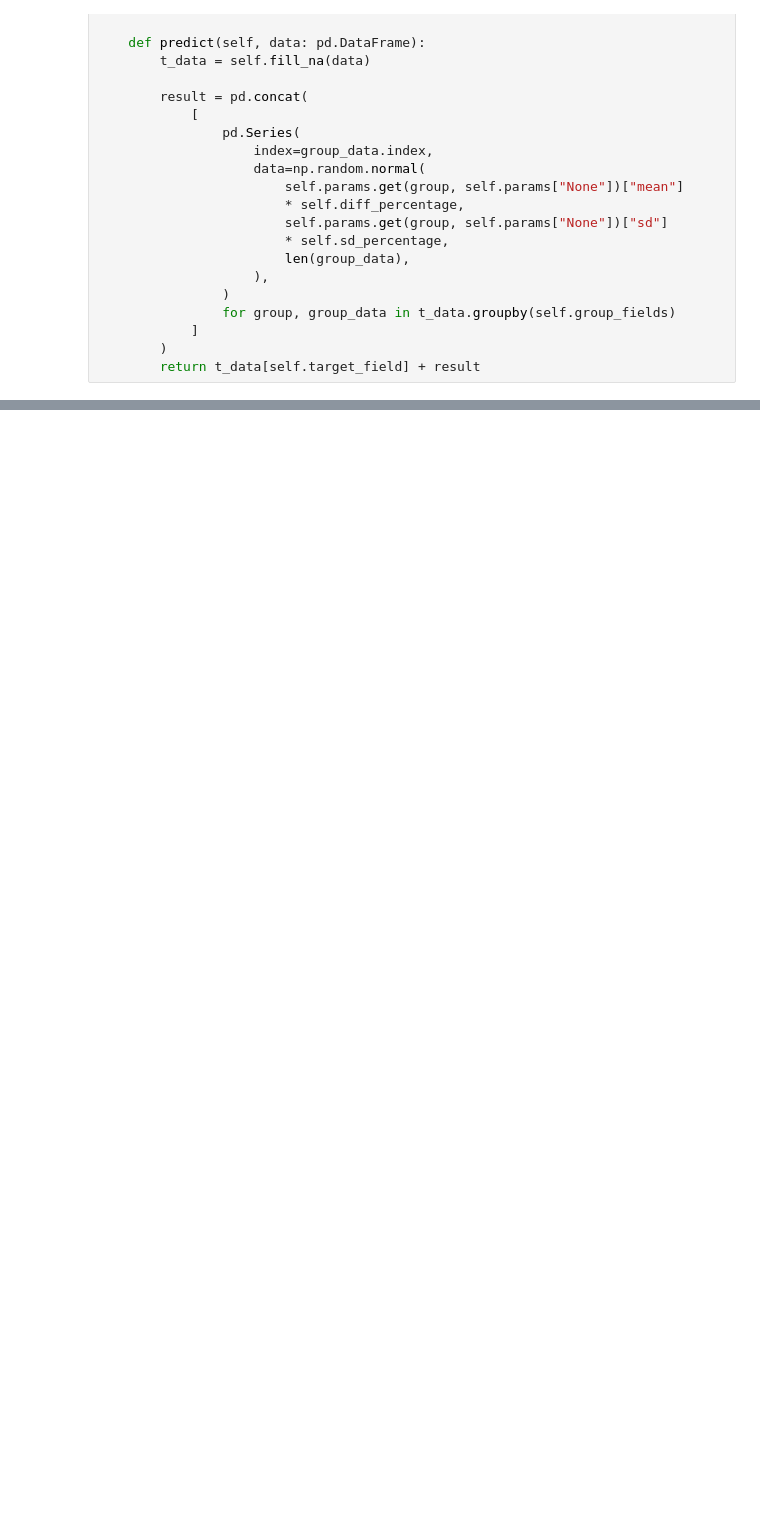
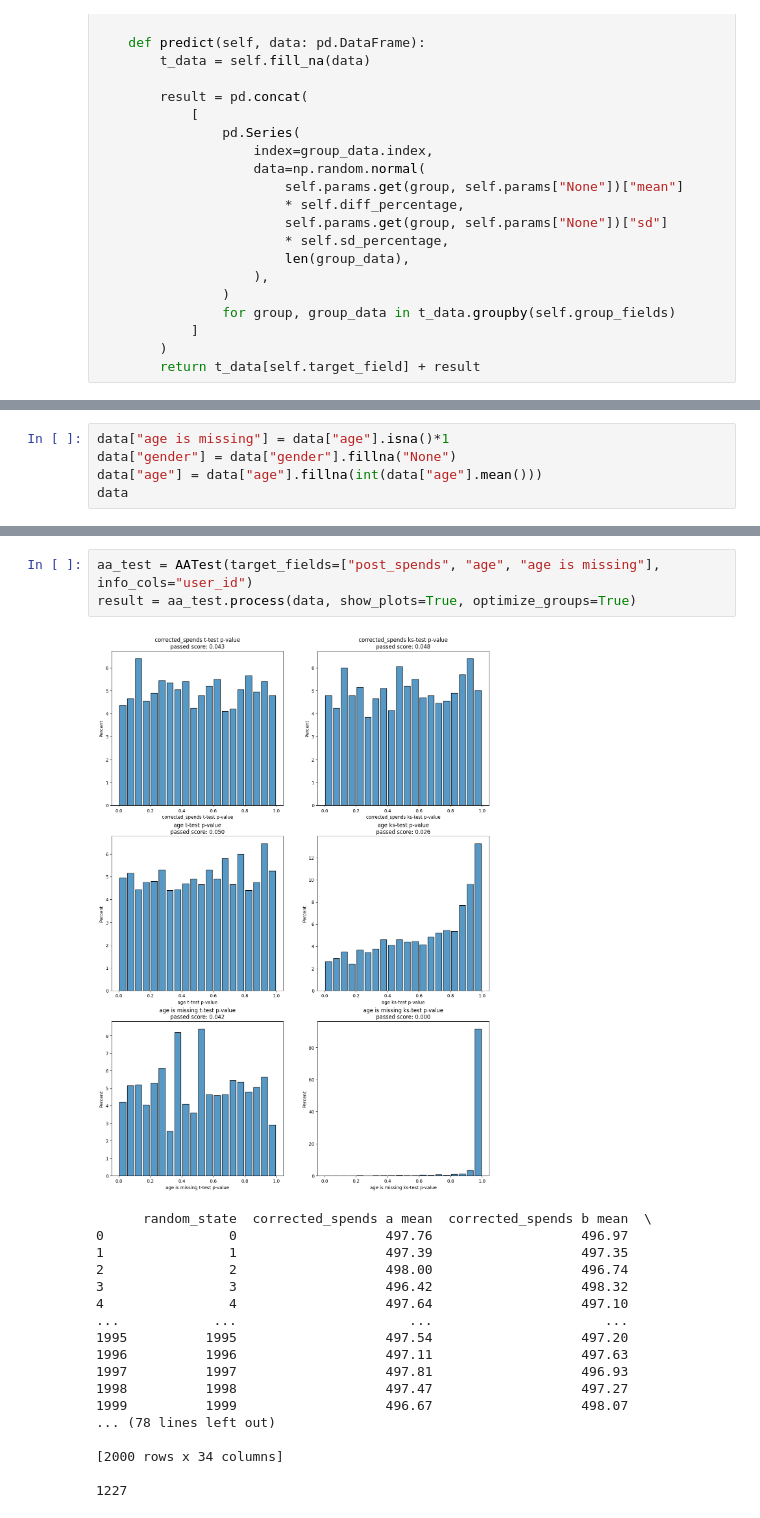
Before and after one commit to sb-ai-lab/HypEx, a Jupyter notebook: examples/experiments/Model_Estimate.ipynb, the cells around one changed output, grey strips where cells are left out. Cells and saved outputs as stored; diff of their text form; blank space fills up the shorter version.

```diff
--- a/examples/experiments/Model_Estimate.ipynb
+++ b/examples/experiments/Model_Estimate.ipynb
@@ -91 +108,6 @@ data
 10000 rows × 9 columns
+# %%
+data["age is missing"] = data["age"].isna()*1
+data["gender"] = data["gender"].fillna("None")
+data["age"] = data["age"].fillna(int(data["age"].mean()))
+data
@@ -91,0 +128,22 @@ data
+# %%
+aa_test = AATest(target_fields=["post_spends", "age", "age is missing"], info_cols="user_id")
+result = aa_test.process(data, show_plots=True, optimize_groups=True)
+# %% [output]
+[figure, added]
+      random_state  corrected_spends a mean  corrected_spends b mean  \
+0                0                   497.76                   496.97
+1                1                   497.39                   497.35
+2                2                   498.00                   496.74
+3                3                   496.42                   498.32
+4                4                   497.64                   497.10
+...            ...                      ...                      ...
+1995          1995                   497.54                   497.20
+1996          1996                   497.11                   497.63
+1997          1997                   497.81                   496.93
+1998          1998                   497.47                   497.27
+1999          1999                   496.67                   498.07
+... (78 lines left out)
+
+[2000 rows x 34 columns]
+
+1227
```
Also changed, not shown: parts of 8 cells of this notebook.
